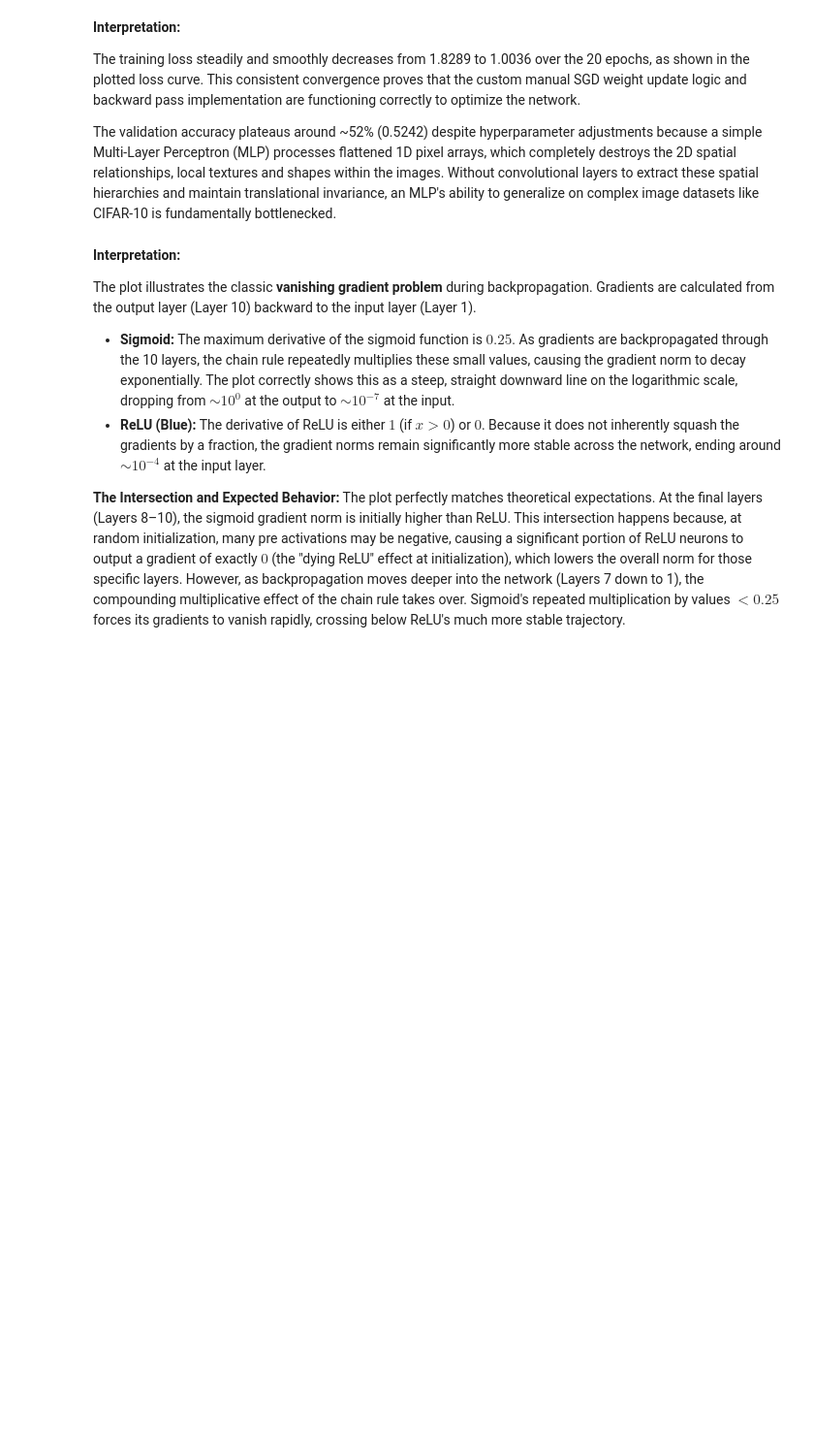
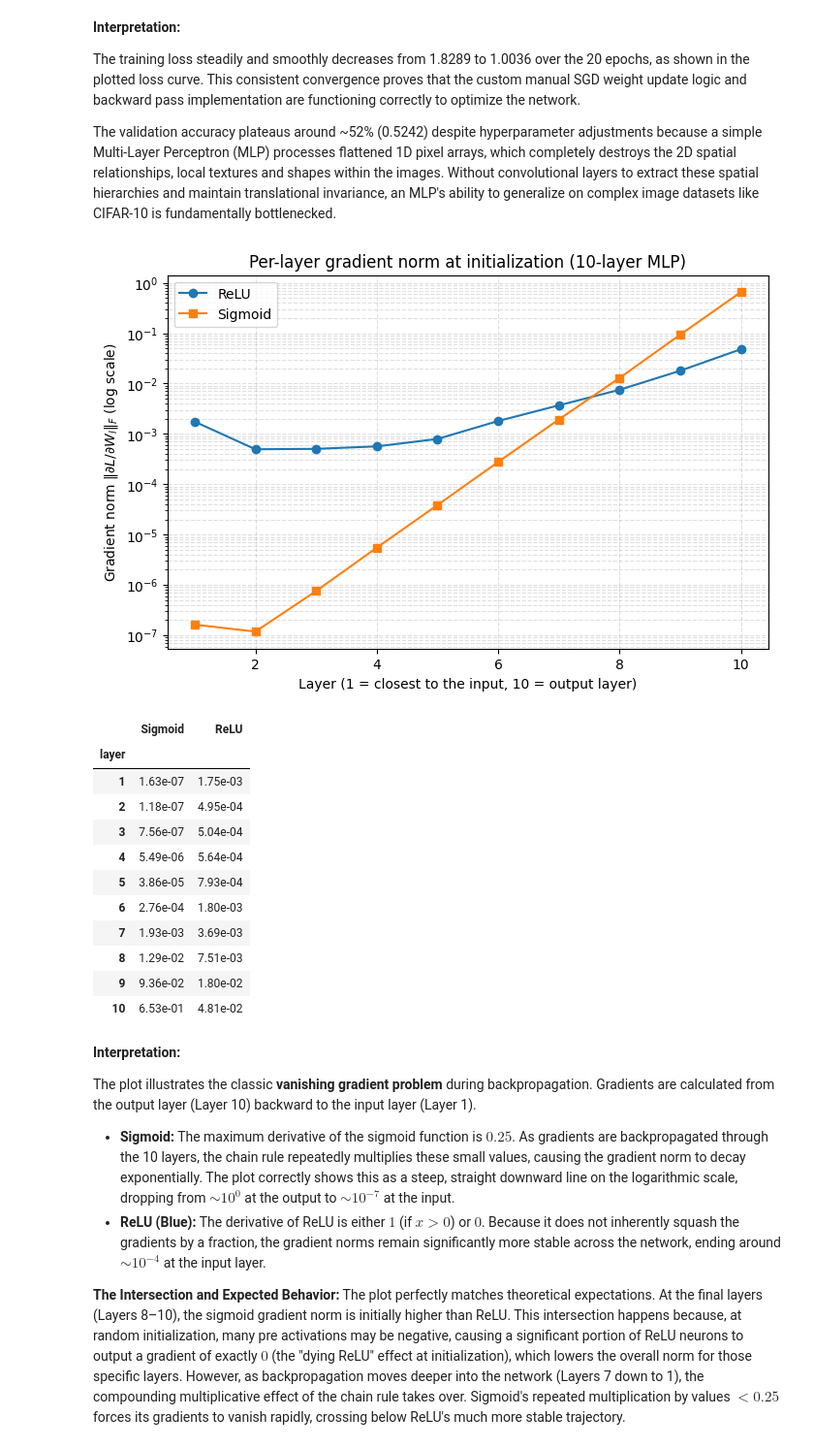
Before and after one commit to HansaniKaumadi/EN4554-Assignment-2-on-CNNs, a Jupyter notebook: code.ipynb, the cells around one changed output. Shown at 97% size. Saved outputs shown, nothing was run; the diff lists cells and outputs as text; code cells hidden in the pictures; blank space fills up the shorter version.

Commit message:
updated for relu signmoid initializations

```diff
--- a/code.ipynb
+++ b/code.ipynb
@@ -305,36 +338,45 @@ The validation accuracy plateaus around ~52% (0.5242) despite hyperparameter adj
 # %%
 # (d) 10-layer MLP: per-layer gradient norm at initialization (real CIFAR-10 batch, cross-entropy loss)
 xb_fixed, yb_fixed = next(iter(train_loader))
-xb_fixed = xb_fixed.view(xb_fixed.size(0), -1)                    # same batch for every configuration
+xb_fixed = xb_fixed.view(xb_fixed.size(0), -1)                    # same batch for both networks
 
-def layer_grad_norms(activation, init, width=256, depth=10, seed=42):
-    torch.manual_seed(seed)
+def layer_grad_norms(activation, width=256, depth=10, seed=42):
+    torch.manual_seed(seed)                                       # same seed -> same starting weights for both
     layers, fan_in = [], 3072
     for i in range(depth):
         fan_out = width if i < depth - 1 else 10
-        lin = nn.Linear(fan_in, fan_out)
-        if init == 'he':       nn.init.kaiming_normal_(lin.weight, nonlinearity='relu')
-        elif init == 'xavier': nn.init.xavier_normal_(lin.weight)
-        # init == 'default' -> PyTorch default (kaiming_uniform with a=sqrt(5), i.e. Var = 1/(3*fan_in))
-        nn.init.zeros_(lin.bias)
-        layers.append(lin)
-        if i < depth - 1: layers.append(nn.ReLU() if activation == 'relu' else nn.Sigmoid())
+        layers.append(nn.Linear(fan_in, fan_out))                 # PyTorch default initialization
+        if i < depth - 1:
+            layers.append(nn.ReLU() if activation == 'relu' else nn.Sigmoid())
         fan_in = fan_out
     model = nn.Sequential(*layers)
     nn.functional.cross_entropy(model(xb_fixed), yb_fixed).backward()
     return [m.weight.grad.norm().item() for m in model if isinstance(m, nn.Linear)]
 
-configs = {'Sigmoid, Xavier init': ('sigmoid', 'xavier'), 'Sigmoid, PyTorch default init': ('sigmoid', 'default'),
-           'ReLU, He init': ('relu', 'he'),                 'ReLU, PyTorch default init': ('relu', 'default')}
-norms = {name: layer_grad_norms(*cfg) for name, cfg in configs.items()}
+norms = {'Sigmoid': layer_grad_norms('sigmoid'), 'ReLU': layer_grad_norms('relu')}
 
 plt.figure(figsize=(8, 5))
-styles = {'Sigmoid, Xavier init': 's-', 'Sigmoid, PyTorch default init': 's--', 'ReLU, He init': 'o-', 'ReLU, PyTorch default init': 'o--'}
-for name, v in norms.items(): plt.semilogy(range(1, 11), v, styles[name], label=name)
-plt.xlabel('Layer (1 = closest to the input, 10 = output layer)'); plt.ylabel(r'Gradient norm $\|\partial L/\partial W_l\|_F$ (log scale)')
-plt.title('Per-layer gradient norm at initialization (10-layer MLP)'); plt.legend(); plt.grid(True, which='both', ls='--', alpha=0.4)
-plt.show()
+plt.semilogy(range(1, 11), norms['ReLU'],    'o-', label='ReLU')
+plt.semilogy(range(1, 11), norms['Sigmoid'], 's-', label='Sigmoid')
+plt.xlabel('Layer (1 = closest to the input, 10 = output layer)')
+plt.ylabel(r'Gradient norm $\|\partial L/\partial W_l\|_F$ (log scale)')
+plt.title('Per-layer gradient norm at initialization (10-layer MLP)')
+plt.legend(); plt.grid(True, which='both', ls='--', alpha=0.4); plt.show()
 display(pd.DataFrame(norms, index=range(1, 11)).rename_axis('layer').style.format('{:.2e}'))
+# %% [output]
+[figure, added]
+|  | Sigmoid | ReLU |
+| layer |  |  |
+| 1 | 1.63e-07 | 1.75e-03 |
+| 2 | 1.18e-07 | 4.95e-04 |
+| 3 | 7.56e-07 | 5.04e-04 |
+| 4 | 5.49e-06 | 5.64e-04 |
+| 5 | 3.86e-05 | 7.93e-04 |
+| 6 | 2.76e-04 | 1.80e-03 |
+| 7 | 1.93e-03 | 3.69e-03 |
+| 8 | 1.29e-02 | 7.51e-03 |
+| 9 | 9.36e-02 | 1.80e-02 |
+| 10 | 6.53e-01 | 4.81e-02 |
 # %% [markdown]
 **Interpretation:**
 
```
Also changed, not shown: parts of 11 cells of this notebook.
